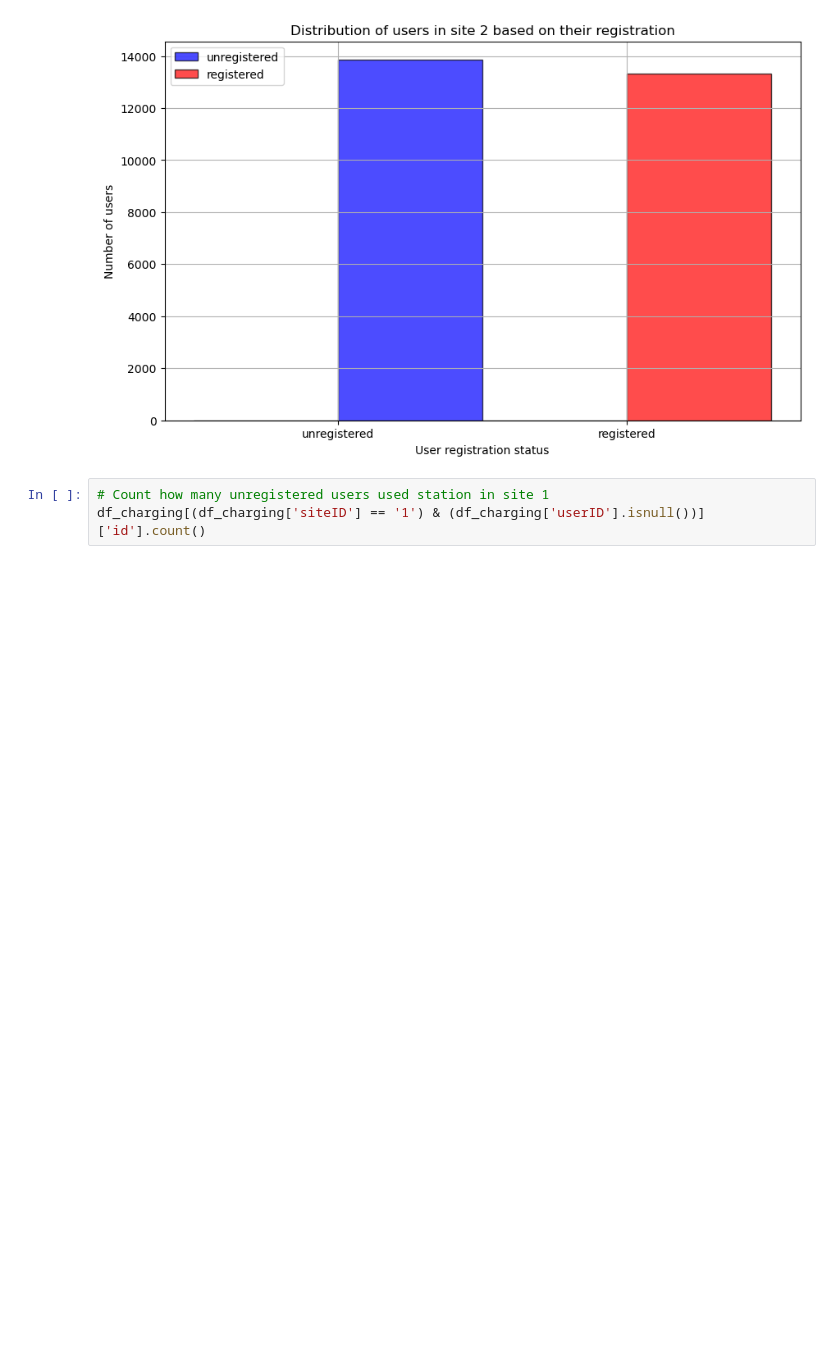
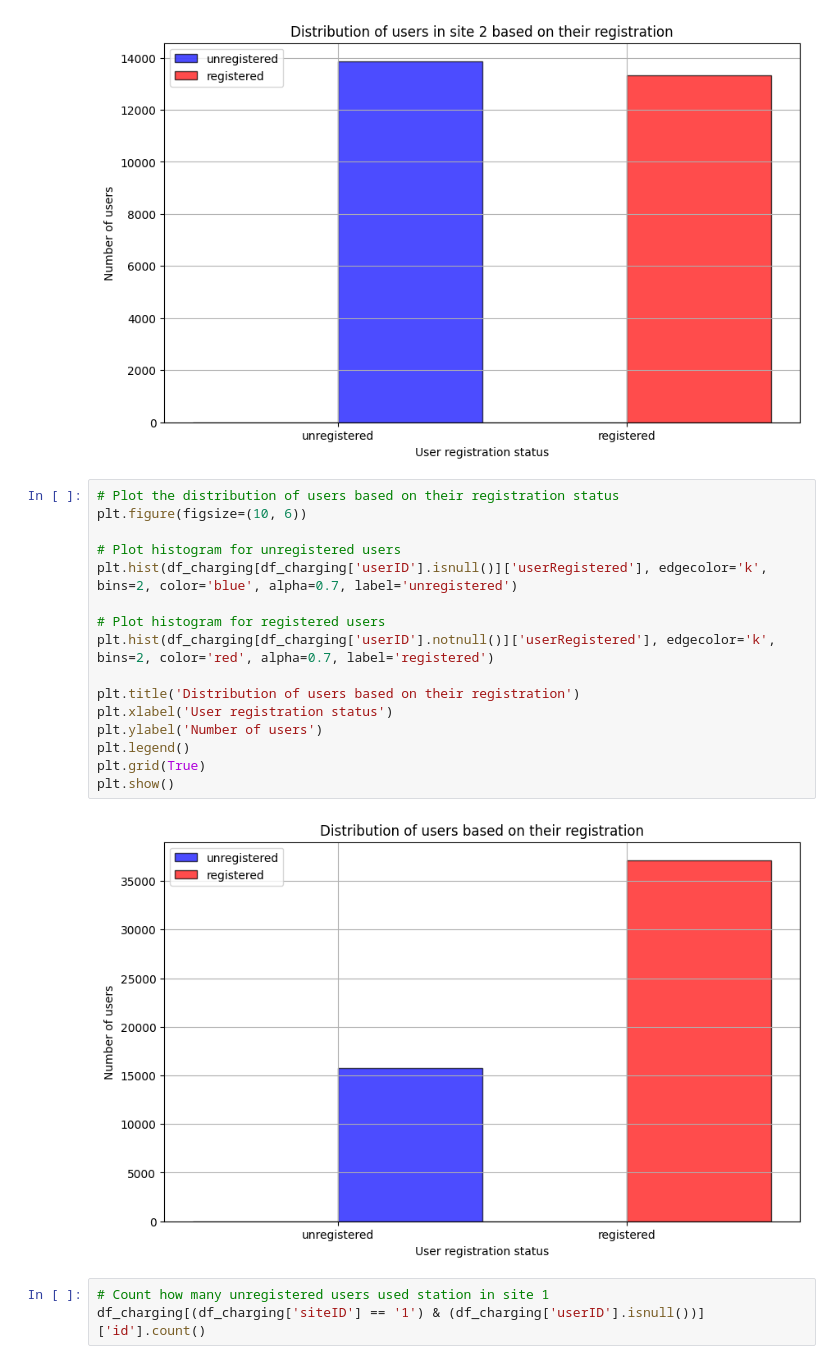
Before and after one commit to S0PEX/AA_Team_9_WS23, a Jupyter notebook: site_characteristics.ipynb, the cells around one changed output. Drawn from its saved outputs; the diff is of its cells as text; blank space fills up the shorter version.

```diff
--- a/site_characteristics.ipynb
+++ b/site_characteristics.ipynb
@@ -130,6 +182,24 @@ plt.grid(True)
 plt.show()
 # %% [output]
 [figure]
+# %%
+# Plot the distribution of users based on their registration status
+plt.figure(figsize=(10, 6))
+
+# Plot histogram for unregistered users
+plt.hist(df_charging[df_charging['userID'].isnull()]['userRegistered'], edgecolor='k', bins=2, color='blue', alpha=0.7, label='unregistered')
+
+# Plot histogram for registered users
+plt.hist(df_charging[df_charging['userID'].notnull()]['userRegistered'], edgecolor='k', bins=2, color='red', alpha=0.7, label='registered')
+
+plt.title('Distribution of users based on their registration')
+plt.xlabel('User registration status')
+plt.ylabel('Number of users')
+plt.legend()
+plt.grid(True)
+plt.show()
+# %% [output]
+[figure, added]
 # %%
 # Count how many unregistered users used station in site 1
 df_charging[(df_charging['siteID'] == '1') & (df_charging['userID'].isnull())]['id'].count()
```
Also changed, not shown: parts of 5 cells of this notebook, 4 other files.
